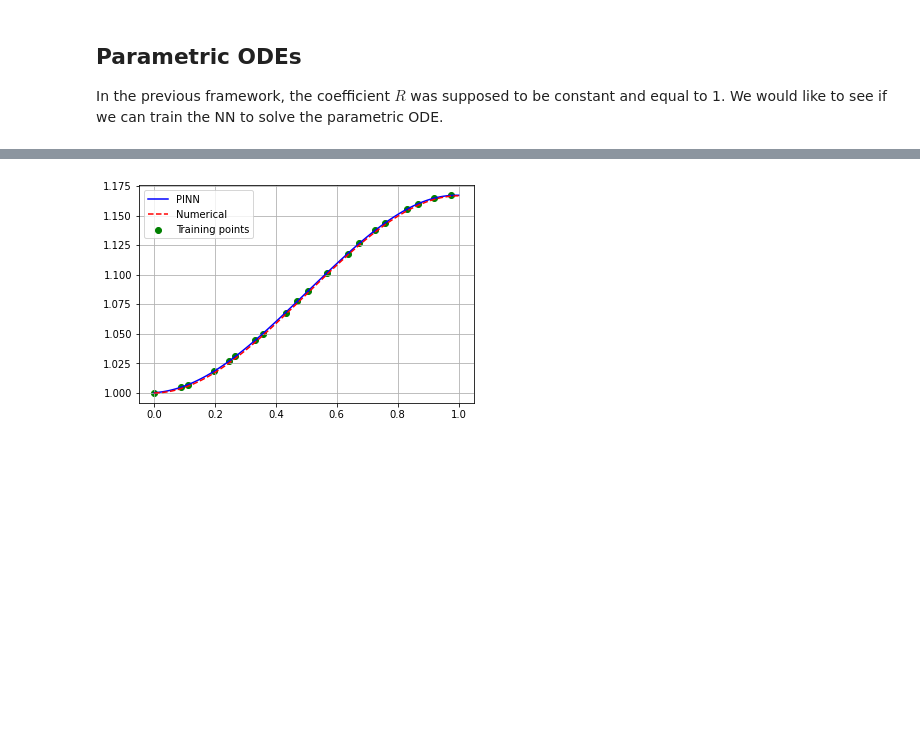
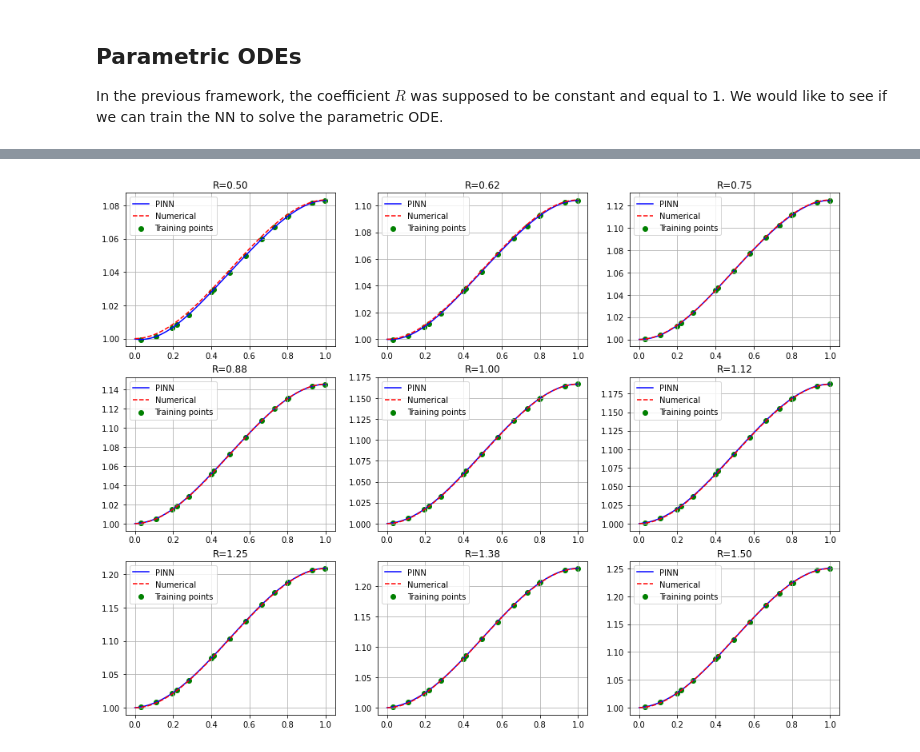
Before and after one commit to Steriva/PINNs-pyTorch, a Jupyter notebook: PINN_ODEs.ipynb, the cells around one changed output, grey strips where cells are left out. Saved outputs shown, nothing was run; the diff lists cells and outputs as text; code cells hidden in the pictures; blank space fills up the shorter version.

```diff
--- a/PINN_ODEs.ipynb
+++ b/PINN_ODEs.ipynb
@@ -200,7 +202,7 @@ class PINN_ODE():
     def __init__(self, IC, CollocationPts, layers):
 
         # data
-        self.t0  = torch.zeros([20, 1]).to(device)
+        self.t0  = torch.zeros([len(CollocationPts), 1]).to(device)
         self.IC  = torch.tensor(IC).float().to(device)
         self.t_f = torch.tensor(CollocationPts[:, 0:1], requires_grad=True).float().to(device)
         self.R_f = torch.tensor(CollocationPts[:, 1:2], requires_grad=True).float().to(device)
@@ -253,7 +255,7 @@ class PINN_ODE():
 
         loss.backward()
         self.iter += 1
-        if self.iter % 1 == 0:
+        if self.iter % 20 == 0:
             print(f'Iter {self.iter+0:06} | Loss: {loss.item():.3e} | Loss_u: {loss_u.item():.3e}| Loss_f: {loss_f.item():.3e}')
         return loss
 
@@ -282,7 +282,7 @@ IC = 1.
 lb = np.array([0, 0.5])
 ub = np.array([1, 1.5])
 
-X_f_train = lb + (ub-lb)*lhs(2, 20)
+X_f_train = lb + (ub-lb)*lhs(2, 15)
 
 layers = [2, 10, 10, 10, 1]
 model = PINN_ODE(IC, X_f_train, layers)
@@ -290,39 +308,35 @@ model.train()
 # %%
 xTest = np.linspace(0, 1, 100)
-RTest = np.ones((100,1))
+RTestSet = np.linspace(0.5, 1.5, 9)
 
-X_star = np.vstack([xTest, RTest.flatten()]).T
+def logistic_eq_fn(x, y, R):
+    return R * x * (1 - x)
 
-# numeric solution
-def logistic_eq_fn(x, y):
-    return 1. * x * (1 - x)
+checkPINN = plt.figure( figsize = (16,12) )
 
-from scipy.integrate import solve_ivp
-import time
+for mu in range(len(RTestSet)):
+  R_0 = RTestSet[mu]
+  R_in_NN = R_0 * np.ones((100,1))
 
-numerical_time = time.time()
-numeric_solution = solve_ivp(
-    logistic_eq_fn, domain, [1.], t_eval=xTest
-)
-numerical_time = time.time() - numerical_time
+  X_star = np.vstack([xTest, R_in_NN.flatten()]).T
 
-import matplotlib.pyplot as plt
+  numeric_solution = solve_ivp(
+      logistic_eq_fn, domain, [1.], args = ([R_0]), t_eval=xTest
+  )
 
-PINN_time = time.time()
-u_pred, f_pred = model.predict(X_star)
-PINN_time = time.time() - PINN_time
+  u_pred, f_pred = model.predict(X_star)
 
-Pt_Train = np.vstack([X_f_train[:,0], RTest[:20].flatten()]).T
-u_TrainPts, _= model.predict(Pt_Train)
+  Pt_Train = np.vstack([X_f_train[:,0], R_in_NN[:len(X_f_train[:,0])].flatten()]).T
+  u_TrainPts, _= model.predict(Pt_Train)
 
-plt.scatter(X_f_train[:,0], u_TrainPts, label="Training points", color="g")
+  plt.subplot(3,3,mu+1)
+  plt.scatter(X_f_train[:,0], u_TrainPts, label="Training points", color="g")
+  plt.plot(xTest, u_pred,'b', label='PINN')
+  plt.plot(xTest, numeric_solution.y.T, 'r--', label = 'Numerical')
 
-plt.plot(xTest, u_pred,'b', label='PINN')
-
-plt.plot(xTest, numeric_solution.y.T, 'r--', label = 'Numerical')
-
-plt.legend()
-plt.grid(which='major',linestyle='-')
-plt.grid(which='minor',linestyle='--')
+  plt.legend()
+  plt.title('R={:.2f}'.format(R_0))
+  plt.grid(which='major',linestyle='-')
+  plt.grid(which='minor',linestyle='--')
 # %% [output]
-[figure, old version]
+[figure, new version]
```
Also changed, not shown: parts of 3 cells of this notebook.
